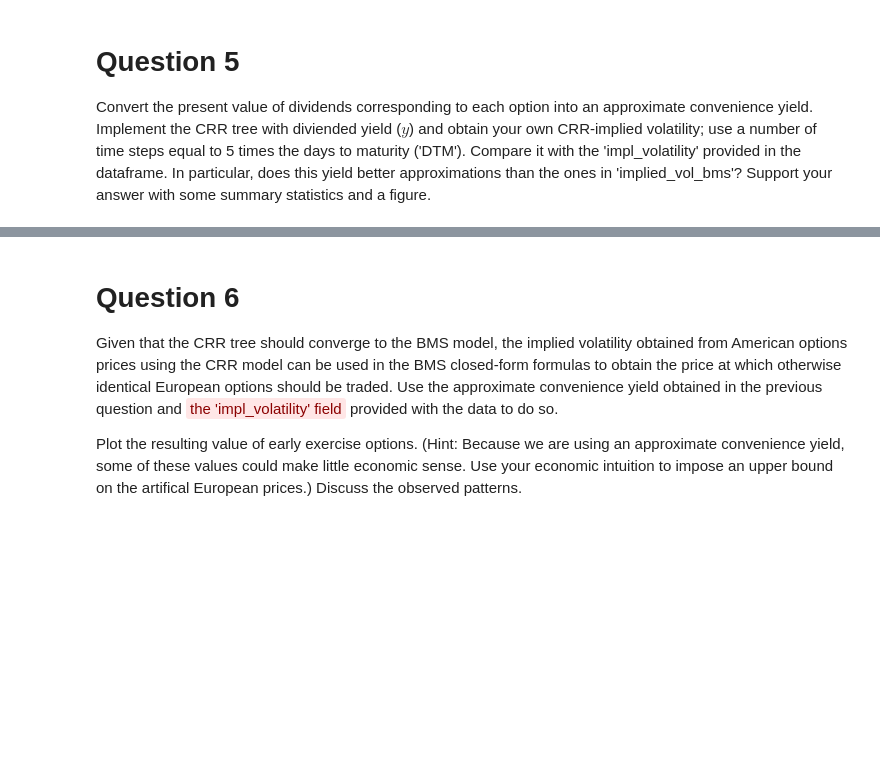
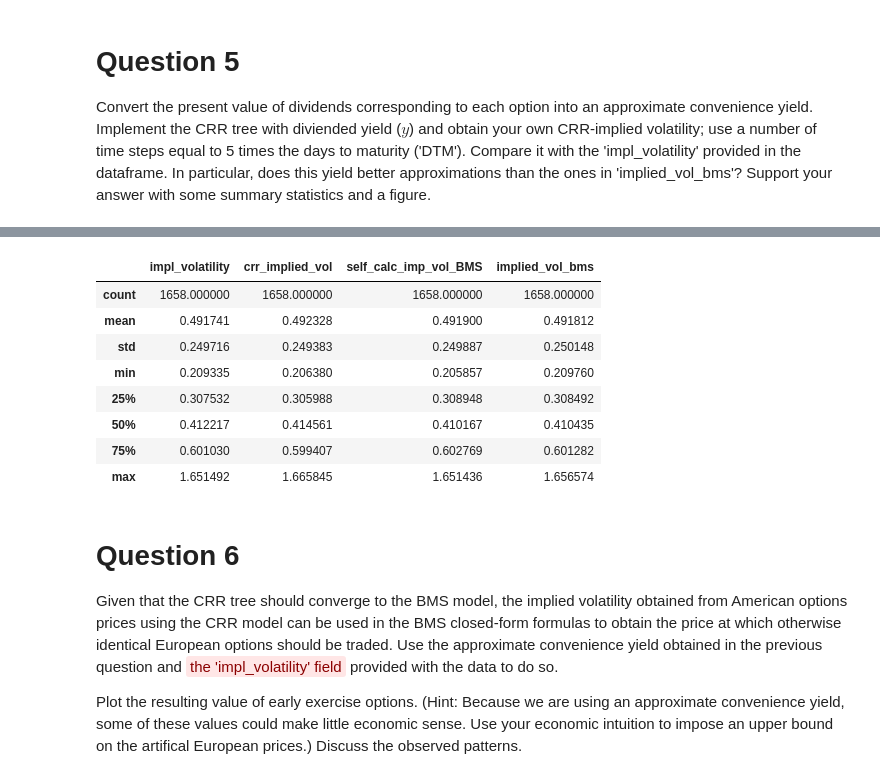
Before and after one commit to navid-nb/MSc_Derivatives_Project1, a Jupyter notebook: 202510-assignment1-en.ipynb, the cells around one changed output, grey strips where cells are left out. Saved outputs shown, nothing was run; the diff lists cells and outputs as text; code cells hidden in the pictures; blank space fills up the shorter version.

```diff
--- a/202510-assignment1-en.ipynb
+++ b/202510-assignment1-en.ipynb
@@ -386,13 +387 @@ Index(['level_0', 'index', 'secid', 'date', 'symbol', 'symbol_flag', 'exdate',
       dtype='object')
-# %%
-from pandarallel import pandarallel
-from helpers.CRR_tree import Wrapper_implied_vol_crr_fast
-
-otm_options['convenience_yield'] = -np.log(1 - (otm_options['stock_price'] - otm_options['stock_exdiv']) / otm_options['stock_exdiv']) / otm_options['YTM']
-
-pandarallel.initialize(progress_bar=True)
-
-otm_options['crr_implied_vol'] = otm_options.parallel_apply(
-    Wrapper_implied_vol_crr_fast,
-    axis=1
-)
@@ -449,3 +388,43 @@ plot_binomial_tree(option_tree, stock_tree)
+# %%
+import numpy as np
+from joblib import Parallel, delayed
+from tqdm import tqdm
+from helpers.CRR_tree import Wrapper_implied_vol_crr_fast
+
+# Step 1: Calculate convenience yield for each option
+otm_options['convenience_yield'] = (
+    -np.log(1 - (otm_options['stock_price'] - otm_options['stock_exdiv']) / otm_options['stock_exdiv'])
+    / otm_options['YTM']
+)
+
+# Step 2: Prepare rows for parallel processing
+rows = [row for _, row in otm_options.iterrows()]
+
+# Step 3: Run parallel implied volatility calculation with a progress bar showing progress
+results = list(
+    tqdm(
+        Parallel(n_jobs=-1, prefer="processes", return_as="generator")(
+            delayed(Wrapper_implied_vol_crr_fast)(row) for row in rows
+        ),
+        total=len(rows),
+        desc="Calculating implied vol"
+    )
+)
+
+# Step 4: Store results in the DataFrame
+otm_options['crr_implied_vol'] = results
+# %%
+otm_options[['impl_volatility','crr_implied_vol','self_calc_imp_vol_BMS','implied_vol_bms']].describe()
+# %% [output]
+|  | impl_volatility | crr_implied_vol | self_calc_imp_vol_BMS | implied_vol_bms |
+| count | 1658.000000 | 1658.000000 | 1658.000000 | 1658.000000 |
+| mean | 0.491741 | 0.492328 | 0.491900 | 0.491812 |
+| std | 0.249716 | 0.249383 | 0.249887 | 0.250148 |
+| min | 0.209335 | 0.206380 | 0.205857 | 0.209760 |
+| 25% | 0.307532 | 0.305988 | 0.308948 | 0.308492 |
+| 50% | 0.412217 | 0.414561 | 0.410167 | 0.410435 |
+| 75% | 0.601030 | 0.599407 | 0.602769 | 0.601282 |
+| max | 1.651492 | 1.665845 | 1.651436 | 1.656574 |
 # %% [markdown]
 # Question 6
 
```
Also changed, not shown: parts of 6 cells of this notebook, 3 other files.
